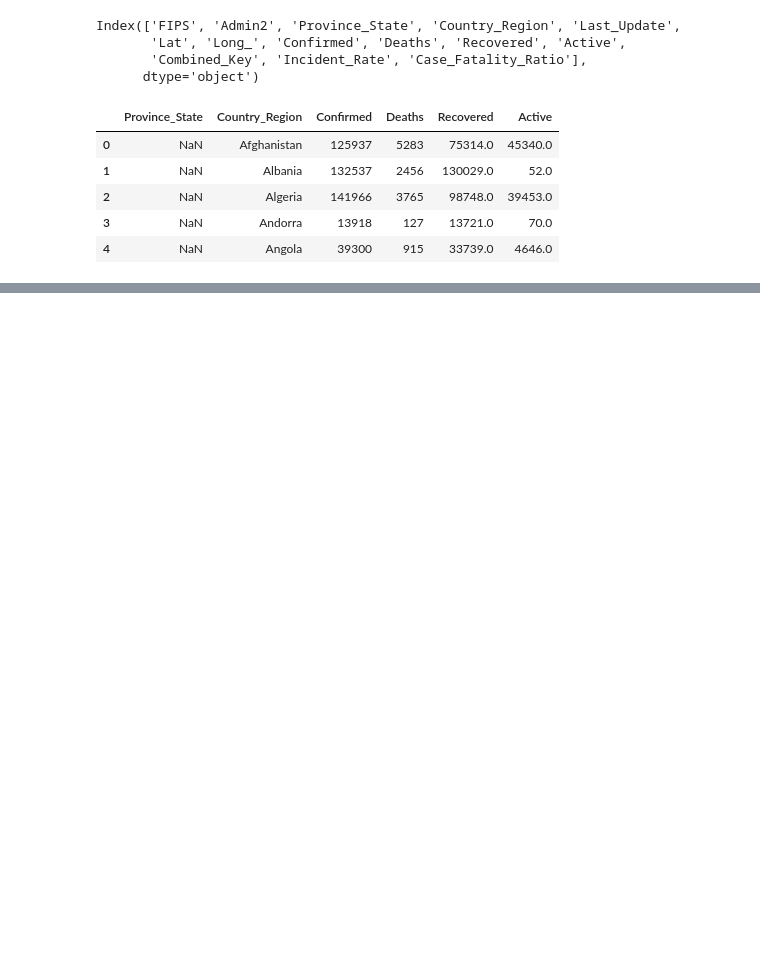
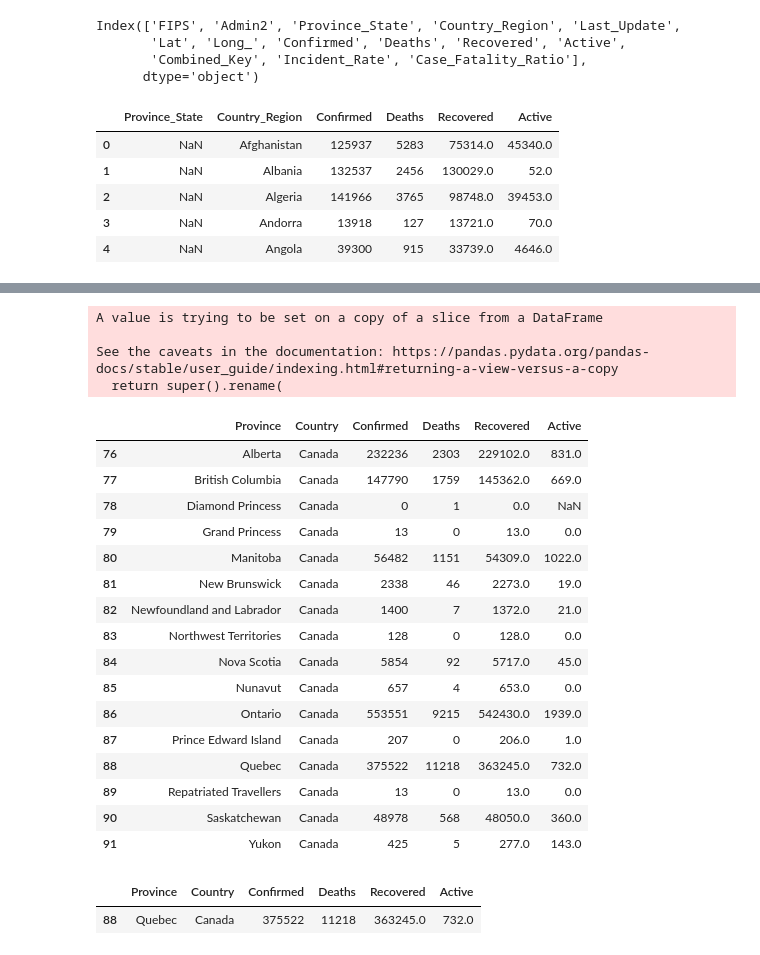
Before and after one commit to roblivesinottawa/analysis-covid-python, a Jupyter notebook: analysis-covid-python-workspace/notebooks/2021/07-05-2021.ipynb, the cells around one changed output, grey strips where cells are left out. Cells and saved outputs as stored; diff of their text form; code cells hidden in the pictures; blank space fills up the shorter version.

Commit message:
added df for brazil and analysis on US and Canada

```diff
--- a/analysis-covid-python-workspace/notebooks/2021/07-05-2021.ipynb
+++ b/analysis-covid-python-workspace/notebooks/2021/07-05-2021.ipynb
@@ -43,0 +181,2 @@ df.head()
+# %%
+df.rename(columns={'Province_State': 'State', 'Country_Region': 'Country'}, inplace=True)
@@ -43,0 +197,2 @@ df.head()
+# %%
+df_canada = df[df['Country'] == 'Canada']
@@ -43,0 +213,32 @@ df.head()
+# %%
+df_canada.rename({'State': 'Province'}, axis=1, inplace=True)
+# %% [output]
+A value is trying to be set on a copy of a slice from a DataFrame
+
+See the caveats in the documentation: https://pandas.pydata.org/pandas-docs/stable/user_guide/indexing.html#returning-a-view-versus-a-copy
+  return super().rename(
+# %%
+df_canada
+# %% [output]
+|  | Province | Country | Confirmed | Deaths | Recovered | Active |
+| 76 | Alberta | Canada | 232236 | 2303 | 229102.0 | 831.0 |
+| 77 | British Columbia | Canada | 147790 | 1759 | 145362.0 | 669.0 |
+| 78 | Diamond Princess | Canada | 0 | 1 | 0.0 | NaN |
+| 79 | Grand Princess | Canada | 13 | 0 | 13.0 | 0.0 |
+| 80 | Manitoba | Canada | 56482 | 1151 | 54309.0 | 1022.0 |
+| 81 | New Brunswick | Canada | 2338 | 46 | 2273.0 | 19.0 |
+| 82 | Newfoundland and Labrador | Canada | 1400 | 7 | 1372.0 | 21.0 |
+| 83 | Northwest Territories | Canada | 128 | 0 | 128.0 | 0.0 |
+| 84 | Nova Scotia | Canada | 5854 | 92 | 5717.0 | 45.0 |
+| 85 | Nunavut | Canada | 657 | 4 | 653.0 | 0.0 |
+| 86 | Ontario | Canada | 553551 | 9215 | 542430.0 | 1939.0 |
+| 87 | Prince Edward Island | Canada | 207 | 0 | 206.0 | 1.0 |
+| 88 | Quebec | Canada | 375522 | 11218 | 363245.0 | 732.0 |
+| 89 | Repatriated Travellers | Canada | 13 | 0 | 13.0 | 0.0 |
+| 90 | Saskatchewan | Canada | 48978 | 568 | 48050.0 | 360.0 |
+| 91 | Yukon | Canada | 425 | 5 | 277.0 | 143.0 |
+# %%
+df_canada[df_canada.Province == 'Quebec']
+# %% [output]
+|  | Province | Country | Confirmed | Deaths | Recovered | Active |
+| 88 | Quebec | Canada | 375522 | 11218 | 363245.0 | 732.0 |
```
Also changed, not shown: parts of 29 cells of this notebook, 1 other file.
